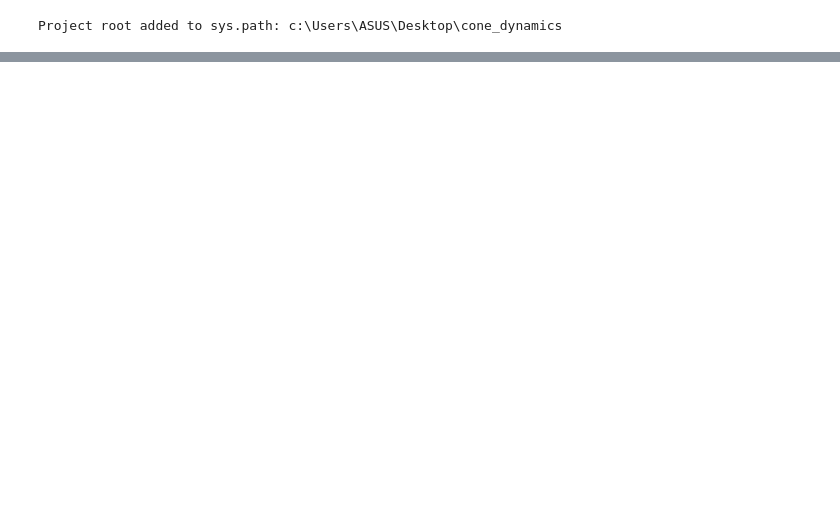
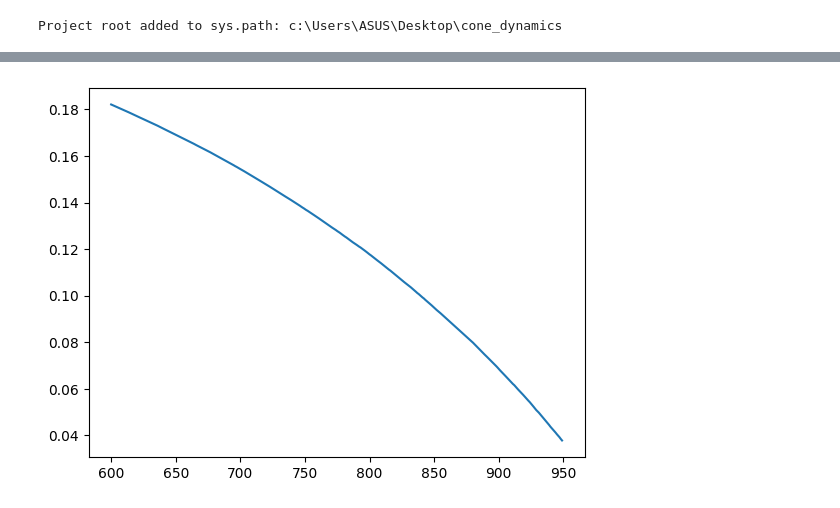
Before and after one commit to cis-aconiticacid/Embedding-and-Nonlinear-Perron-Frobenius, a Jupyter notebook: MNIST_models/Nureon Network MNIST/MNIST_Classification.ipynb, the cells around one changed output, grey strips where cells are left out. Cells and saved outputs as stored; diff of their text form; code cells hidden in the pictures; blank space fills up the shorter version.

```diff
--- a/MNIST_models/Nureon Network MNIST/MNIST_Classification.ipynb
+++ b/MNIST_models/Nureon Network MNIST/MNIST_Classification.ipynb
@@ -44,0 +78,15 @@ anals=gp_tool.analysis(testresult['param_traj'],output_log=testresult['output_lo
+# %%
+from sklearn.decomposition import PCA
+trajectory = param_traj
+w_traj = np.array(trajectory[600:950])    # shape: (T+1, D)
+w_final = w_star.cpu().numpy()  # shape: (D,
+R = w_traj - w_final          # shape: (T+1, D)
+pca = PCA(n_components=1)
+pca.fit(R)
+v = pca.components_[0]       # 主方向，单位向量
+
+a = R @ v                    # shape: (T+1,)
+plt.plot(range(600,950),a)
+plt.show()
+# %% [output]
+[figure, added]
```
Also changed, not shown: parts of 10 cells of this notebook, 3 other files.
